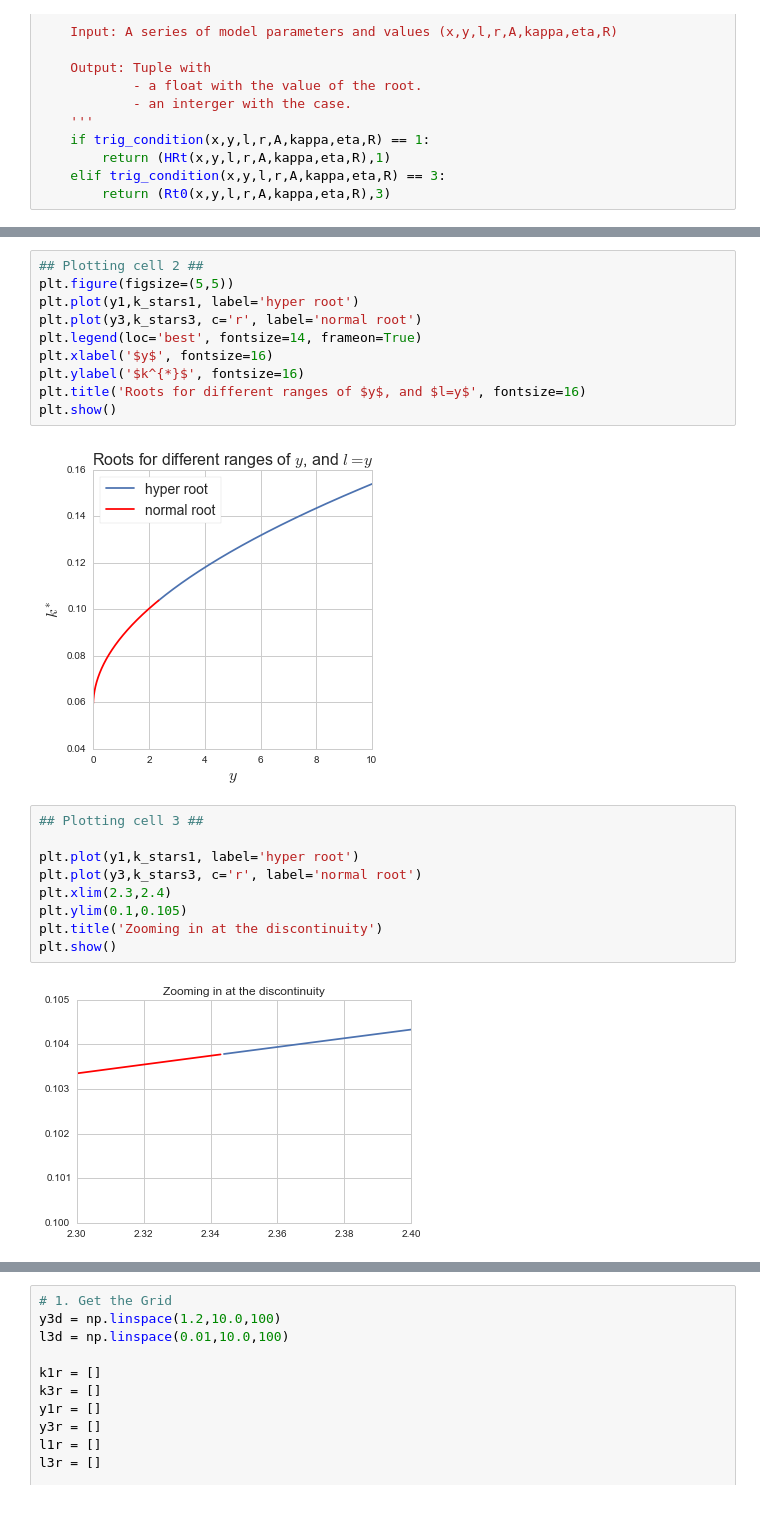
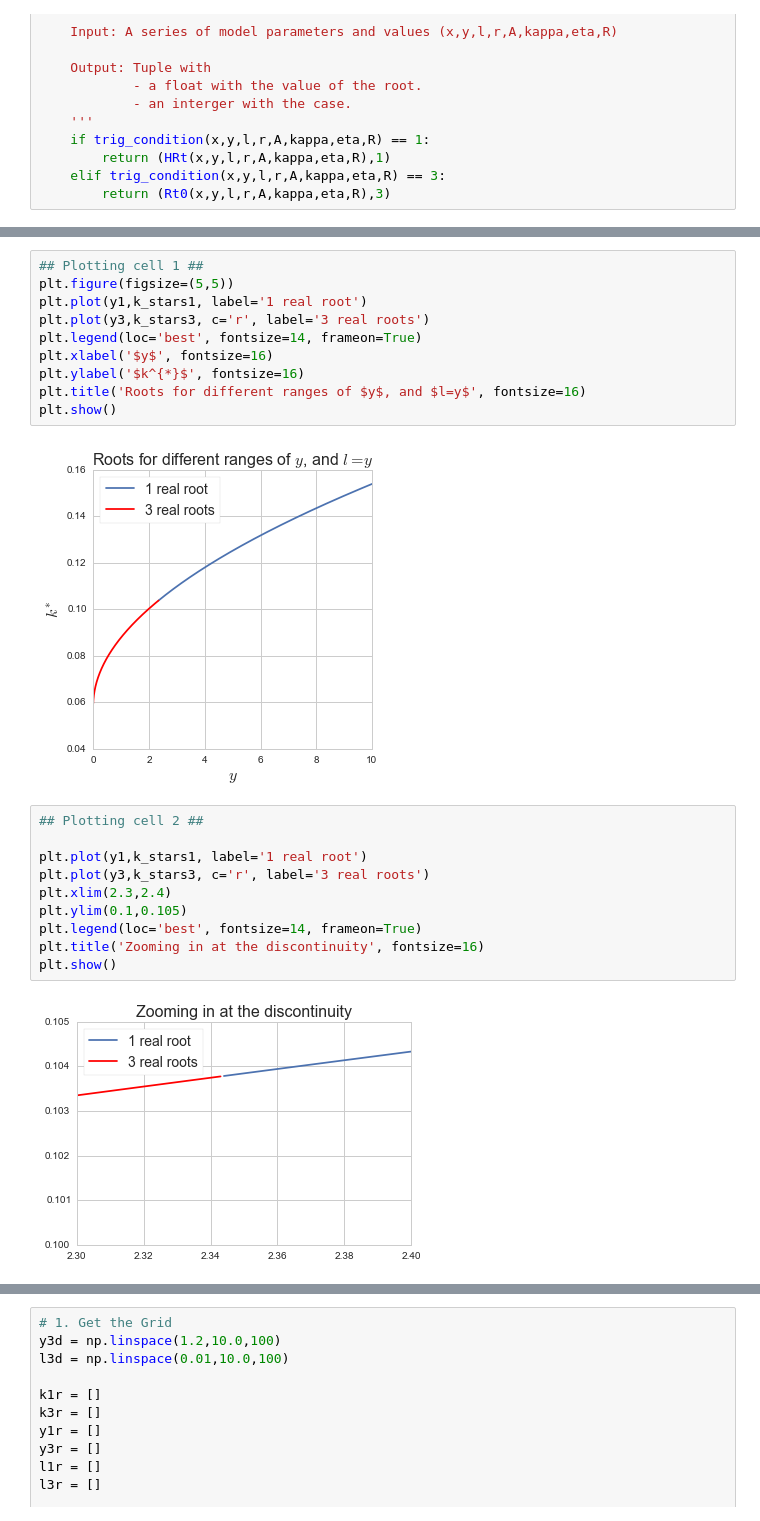
Before and after one commit to davidrpugh/assortative-matching-large-firms, a Jupyter notebook: Finding k_star.ipynb, the cells around one changed output, grey strips where cells are left out. Cells and saved outputs as stored; diff of their text form.

```diff
--- a/Finding k_star.ipynb
+++ b/Finding k_star.ipynb
@@ -114,25 +167,26 @@ for i in y_range:
         y3.append(i)
 # %%
-## Plotting cell 2 ##
+## Plotting cell 1 ##
 plt.figure(figsize=(5,5))
-plt.plot(y1,k_stars1, label='hyper root')
-plt.plot(y3,k_stars3, c='r', label='normal root')
+plt.plot(y1,k_stars1, label='1 real root')
+plt.plot(y3,k_stars3, c='r', label='3 real roots')
 plt.legend(loc='best', fontsize=14, frameon=True)
 plt.xlabel('$y$', fontsize=16)
 plt.ylabel('$k^{*}$', fontsize=16)
 plt.title('Roots for different ranges of $y$, and $l=y$', fontsize=16)
 plt.show()
 # %% [output]
-[figure, old version]
+[figure, new version]
 # %%
-## Plotting cell 3 ##
+## Plotting cell 2 ##
 
-plt.plot(y1,k_stars1, label='hyper root')
-plt.plot(y3,k_stars3, c='r', label='normal root')
+plt.plot(y1,k_stars1, label='1 real root')
+plt.plot(y3,k_stars3, c='r', label='3 real roots')
 plt.xlim(2.3,2.4)
 plt.ylim(0.1,0.105)
-plt.title('Zooming in at the discontinuity')
+plt.legend(loc='best', fontsize=14, frameon=True)
+plt.title('Zooming in at the discontinuity', fontsize=16)
 plt.show()
 # %% [output]
-[figure, old version]
+[figure, new version]
 # %% [markdown]
```
Also changed, not shown: parts of 26 cells of this notebook.
